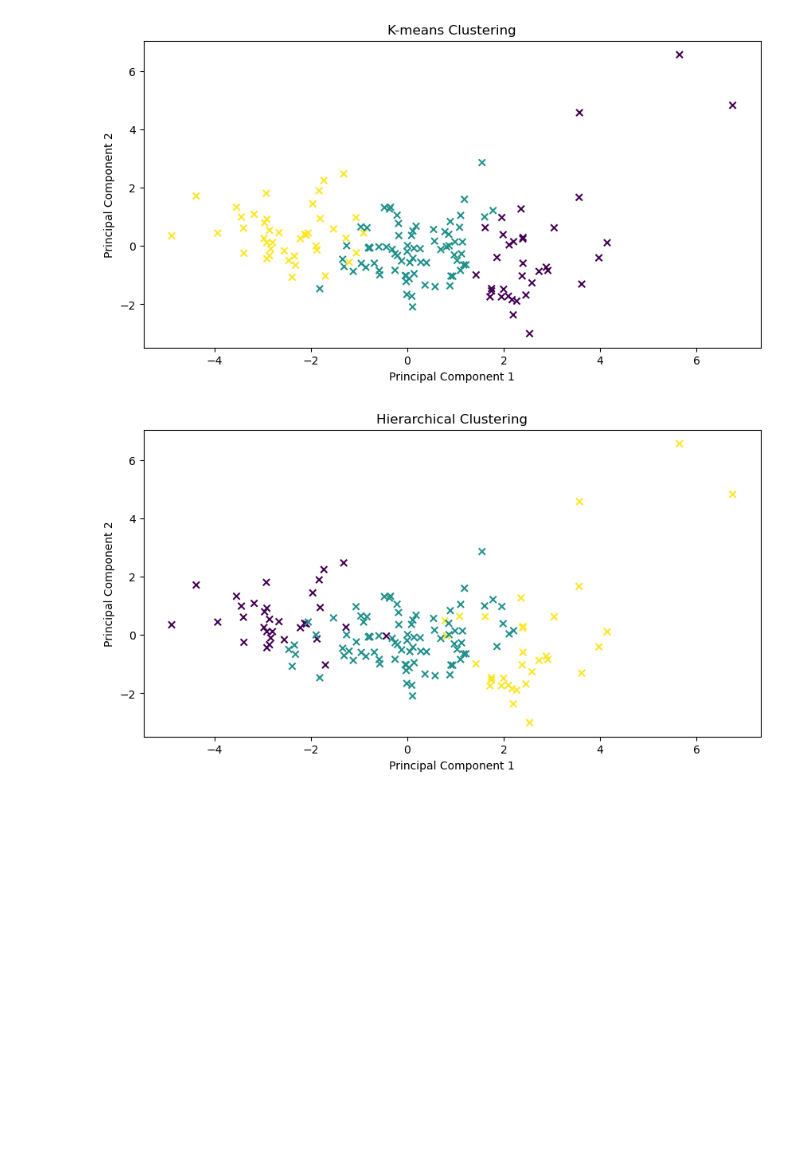
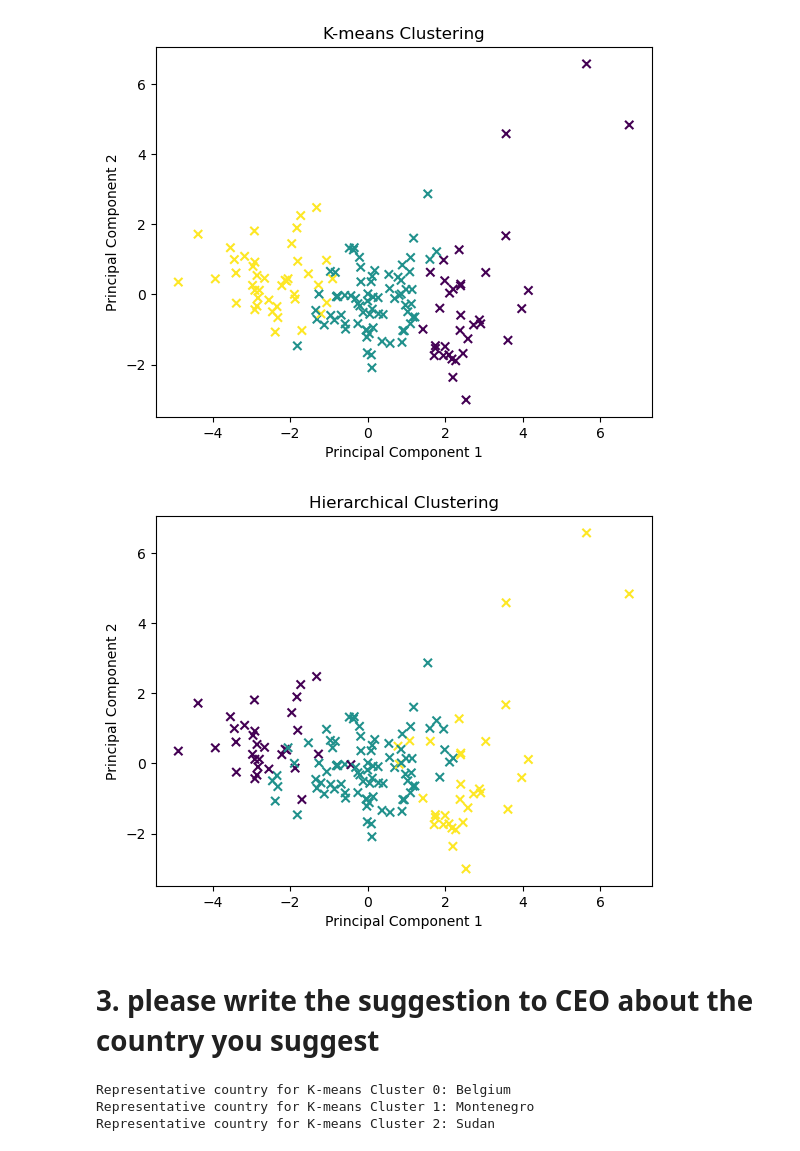
Before and after one commit to ramin-c/DS_EA10, a Jupyter notebook: EA10.ipynb, the cells around one changed output. Saved outputs shown, nothing was run; the diff lists cells and outputs as text; code cells hidden in the pictures; blank space fills up the shorter version.

```diff
--- a/EA10.ipynb
+++ b/EA10.ipynb
@@ -18,0 +1,16 @@ data_scaled = scaler.fit_transform(data_clustering)
+# %%
+# # 1. use K-means clustering and Hierarchical clustering to cluster the country into groups.
+# please choose the number of the cluster in a rational reason
+
+
+# get and prepare data
+
+import pandas as pd
+from sklearn.preprocessing import StandardScaler
+
+data = pd.read_csv('country.txt', delimiter=',')
+
+data_witoutCountries = data.drop('country', axis=1)
+
+scaler = StandardScaler()
+data_scaled = scaler.fit_transform(data_witoutCountries)
@@ -68,25 +84,53 @@ plt.show()
 # %%
+from sklearn.decomposition import PCA
+import numpy as np
+from scipy.spatial.distance import cdist
+
+# 2. use PCA to reduce the dimension to 2d, and visualize the cluster from K-means and Hierarchical clustering respectively
+
 pca = PCA(n_components=2)
 pca_result = pca.fit_transform(data_scaled)
 
-# K-means
-plt.figure(figsize=(10, 5))
+# K-means clustering:
+plt.figure()
 plt.scatter(pca_result[:, 0], pca_result[:, 1], c=kmeans_labels, cmap='viridis', marker='x')
 plt.title('K-means Clustering')
 plt.xlabel('Principal Component 1')
 plt.ylabel('Principal Component 2')
 plt.show()
 
-# hierarchical
-plt.figure(figsize=(10, 5))
+
+# Hierarchical Clustering:
+plt.figure()
 plt.scatter(pca_result[:, 0], pca_result[:, 1], c=hierarchical_labels, cmap='viridis', marker='x')
 plt.title('Hierarchical Clustering')
 plt.xlabel('Principal Component 1')
 plt.ylabel('Principal Component 2')
 plt.show()
 # %% [output]
-[figure, old version]
+[figure, new version]
-[figure, old version]
+[figure, new version]
+# %% [markdown]
+# 3. please write the suggestion to CEO about the country you suggest #
+# %%
+data['KMeans_Cluster'] = kmeans.labels_
+
+centroids = scaler.inverse_transform(kmeans.cluster_centers_)
+
+def find_representative_country(cluster_number):
+    cluster_data = data[data['KMeans_Cluster'] == cluster_number]
+    cluster_data_clean = cluster_data.drop(['country', 'KMeans_Cluster'], axis=1)
+    distances = cdist(cluster_data_clean, [centroids[cluster_number]])
+    representative_index = np.argmin(distances)
+    return cluster_data.iloc[representative_index]['country']
+
+for i in range(3):
+    rep_country = find_representative_country(i)
+    print(f"Representative country for K-means Cluster {i}: {rep_country}")
+# %% [output]
+Representative country for K-means Cluster 0: Belgium
+Representative country for K-means Cluster 1: Montenegro
+Representative country for K-means Cluster 2: Sudan
 # %%
 data['KMeans_Cluster'] = kmeans.labels_
 
```
Also changed, not shown: parts of 6 cells of this notebook.
